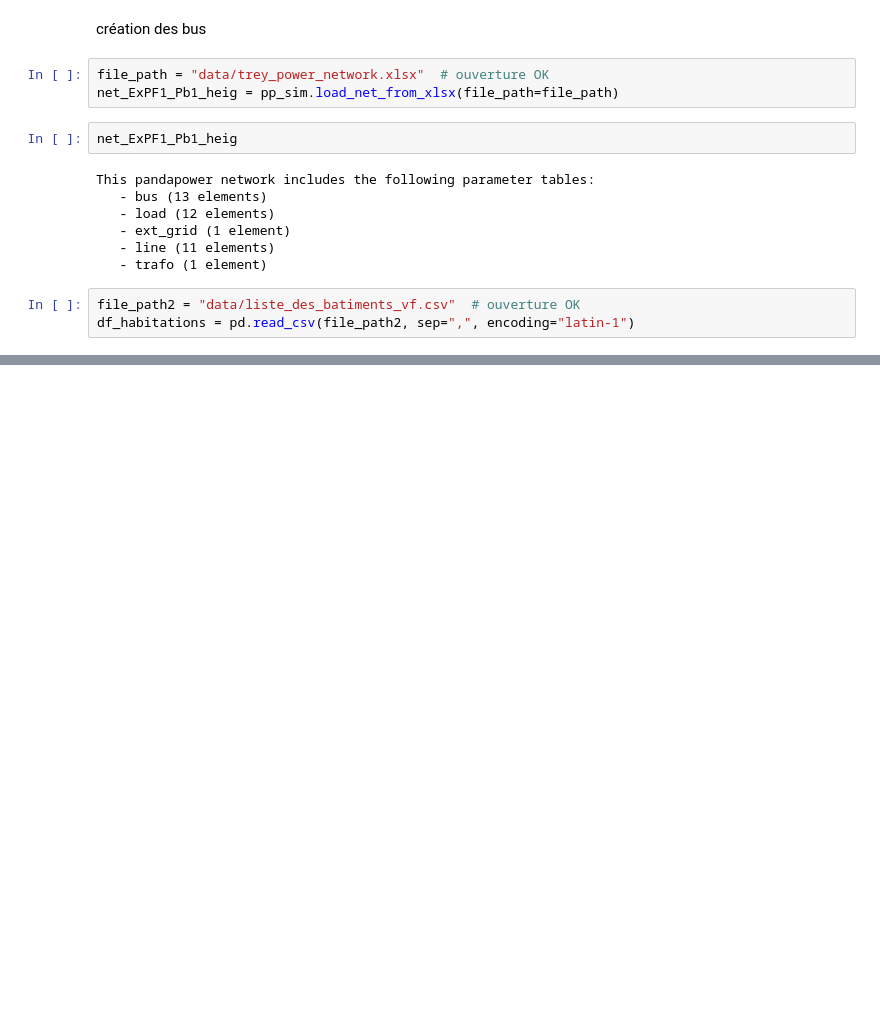
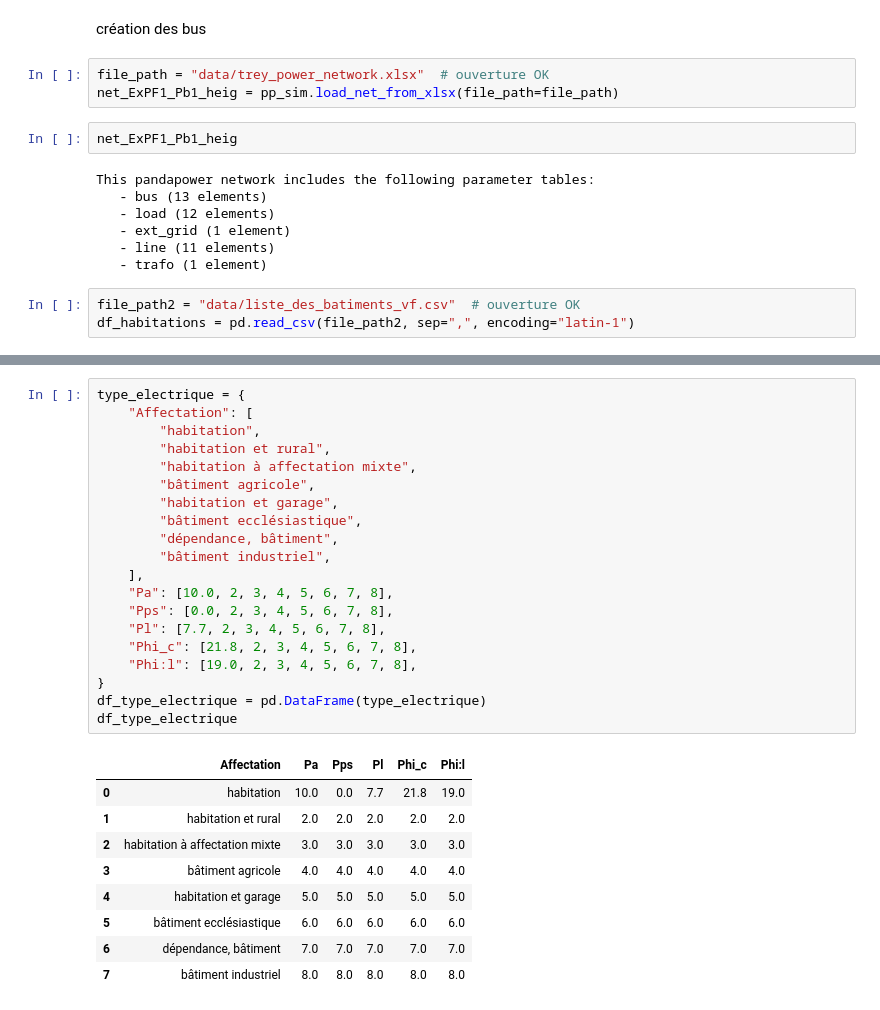
Before and after one commit to karim-bergoug/rhtlab_DKM, a Jupyter notebook: Projet-Groupe1-DKM/my_file_Danny.ipynb, the cells around one changed output, grey strips where cells are left out. Cells and saved outputs as stored; diff of their text form; blank space fills up the shorter version.

Commit message:
définition des paramètres type

```diff
--- a/Projet-Groupe1-DKM/my_file_Danny.ipynb
+++ b/Projet-Groupe1-DKM/my_file_Danny.ipynb
@@ -56,0 +71,30 @@ df_habitations.loc[df_habitations["Cabinet"] == "STMT003438"]
+# %%
+type_electrique = {
+    "Affectation": [
+        "habitation",
+        "habitation et rural",
+        "habitation à affectation mixte",
+        "bâtiment agricole",
+        "habitation et garage",
+        "bâtiment ecclésiastique",
+        "dépendance, bâtiment",
+        "bâtiment industriel",
+    ],
+    "Pa": [10.0, 2, 3, 4, 5, 6, 7, 8],
+    "Pps": [0.0, 2, 3, 4, 5, 6, 7, 8],
+    "Pl": [7.7, 2, 3, 4, 5, 6, 7, 8],
+    "Phi_c": [21.8, 2, 3, 4, 5, 6, 7, 8],
+    "Phi:l": [19.0, 2, 3, 4, 5, 6, 7, 8],
+}
+df_type_electrique = pd.DataFrame(type_electrique)
+df_type_electrique
+# %% [output]
+|  | Affectation | Pa | Pps | Pl | Phi_c | Phi:l |
+| 0 | habitation | 10.0 | 0.0 | 7.7 | 21.8 | 19.0 |
+| 1 | habitation et rural | 2.0 | 2.0 | 2.0 | 2.0 | 2.0 |
+| 2 | habitation à affectation mixte | 3.0 | 3.0 | 3.0 | 3.0 | 3.0 |
+| 3 | bâtiment agricole | 4.0 | 4.0 | 4.0 | 4.0 | 4.0 |
+| 4 | habitation et garage | 5.0 | 5.0 | 5.0 | 5.0 | 5.0 |
+| 5 | bâtiment ecclésiastique | 6.0 | 6.0 | 6.0 | 6.0 | 6.0 |
+| 6 | dépendance, bâtiment | 7.0 | 7.0 | 7.0 | 7.0 | 7.0 |
+| 7 | bâtiment industriel | 8.0 | 8.0 | 8.0 | 8.0 | 8.0 |
```
Also changed, not shown: parts of 2 cells of this notebook, 1 other file.
